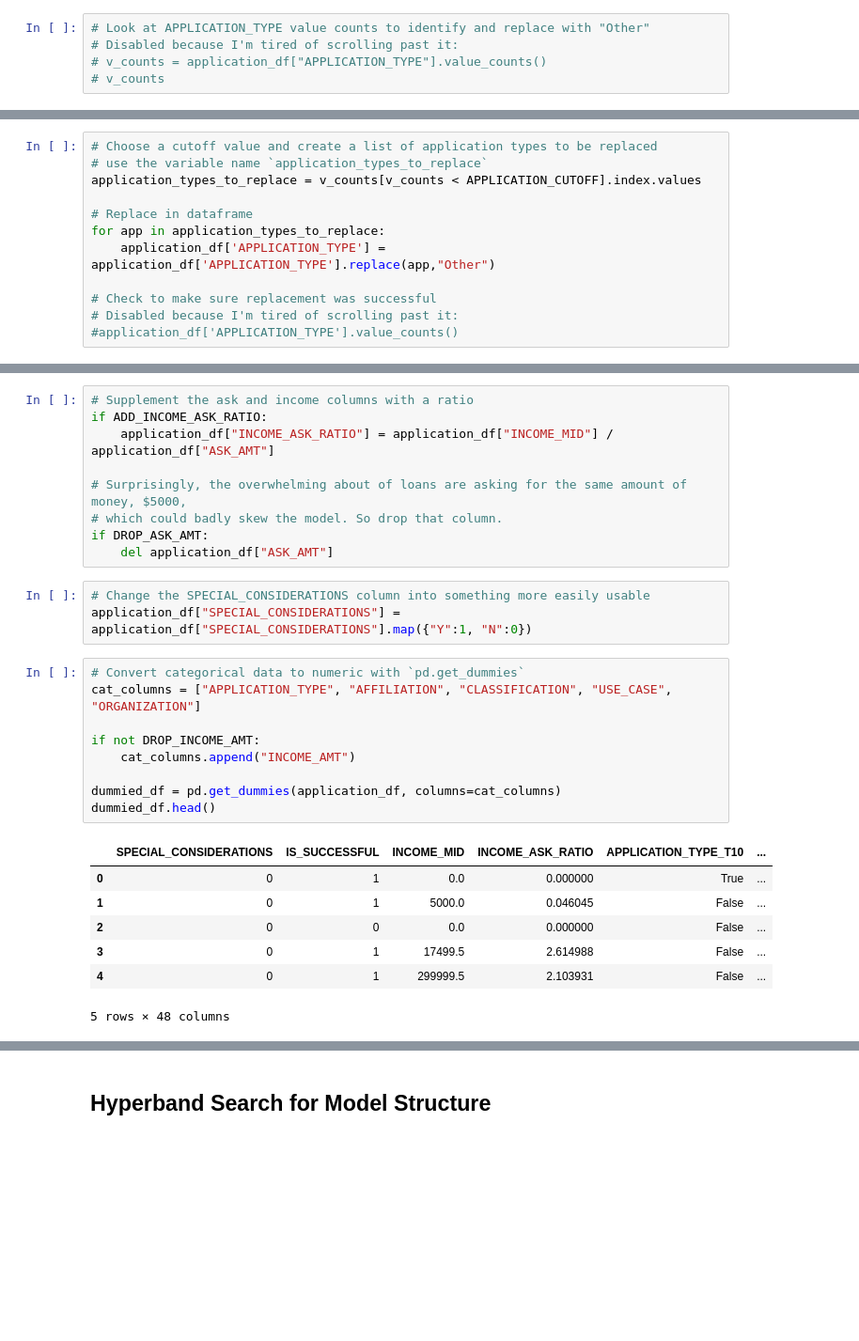
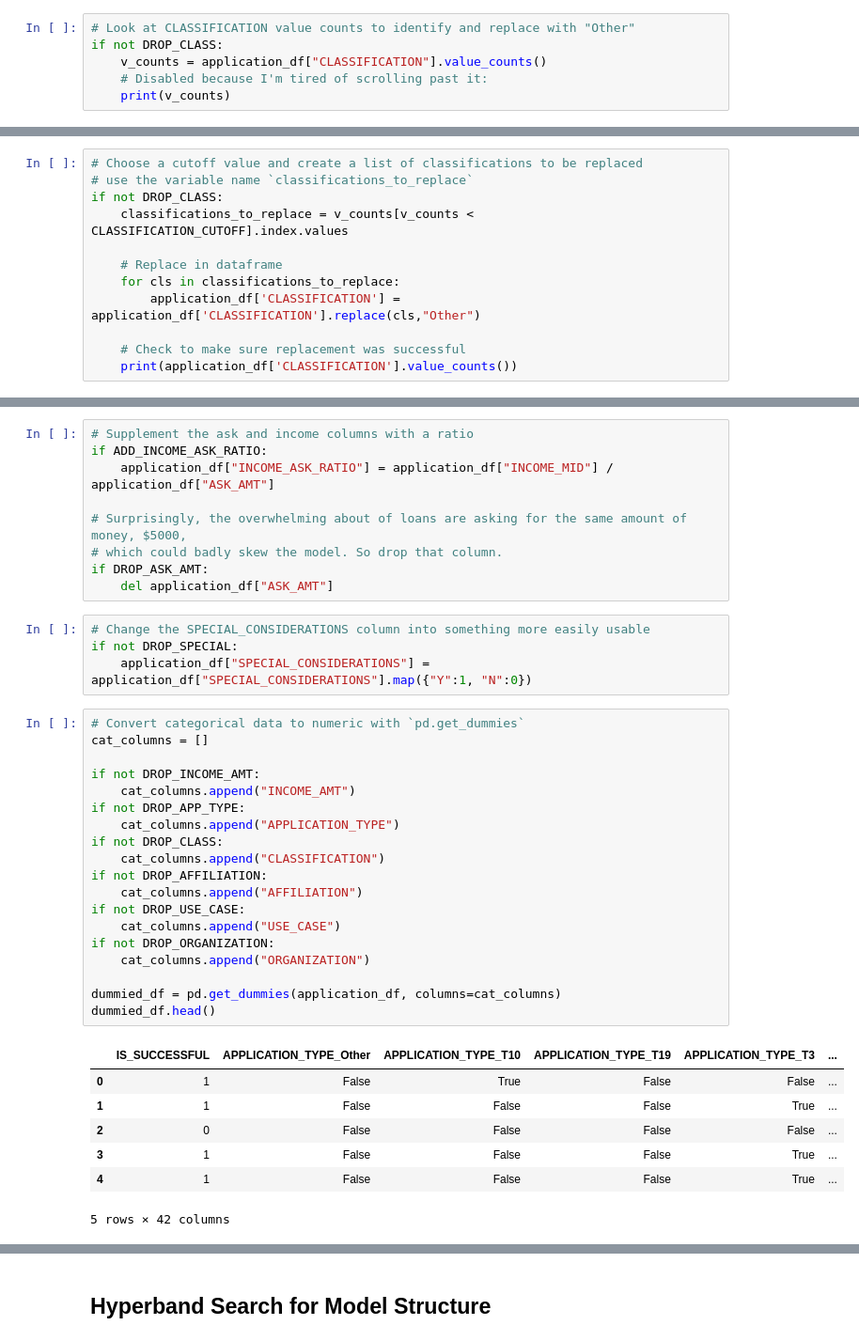
Before and after one commit to rmathena79/deep-learning-challenge, a Jupyter notebook: AlphabetSoupCharity_Optimization.ipynb, the cells around one changed output, grey strips where cells are left out. Shown: that part at 94% size. Saved outputs shown, nothing was run; the diff lists cells and outputs as text; blank space fills up the shorter version.

```diff
--- a/AlphabetSoupCharity_Optimization.ipynb
+++ b/AlphabetSoupCharity_Optimization.ipynb
@@ -65,5 +137,6 @@ dtype: int64
 # %%
-# Look at APPLICATION_TYPE value counts to identify and replace with "Other"
-# Disabled because I'm tired of scrolling past it:
-# v_counts = application_df["APPLICATION_TYPE"].value_counts()
-# v_counts
+# Look at CLASSIFICATION value counts to identify and replace with "Other"
+if not DROP_CLASS:
+    v_counts = application_df["CLASSIFICATION"].value_counts()
+    # Disabled because I'm tired of scrolling past it:
+    print(v_counts)
@@ -70,12 +179,12 @@ dtype: int64
 # %%
-# Choose a cutoff value and create a list of application types to be replaced
-# use the variable name `application_types_to_replace`
-application_types_to_replace = v_counts[v_counts < APPLICATION_CUTOFF].index.values
+# Choose a cutoff value and create a list of classifications to be replaced
+# use the variable name `classifications_to_replace`
+if not DROP_CLASS:
+    classifications_to_replace = v_counts[v_counts < CLASSIFICATION_CUTOFF].index.values
 
-# Replace in dataframe
-for app in application_types_to_replace:
-    application_df['APPLICATION_TYPE'] = application_df['APPLICATION_TYPE'].replace(app,"Other")
+    # Replace in dataframe
+    for cls in classifications_to_replace:
+        application_df['CLASSIFICATION'] = application_df['CLASSIFICATION'].replace(cls,"Other")
 
-# Check to make sure replacement was successful
-# Disabled because I'm tired of scrolling past it:
-#application_df['APPLICATION_TYPE'].value_counts()
+    # Check to make sure replacement was successful
+    print(application_df['CLASSIFICATION'].value_counts())
@@ -154,24 +235,35 @@ if DROP_ASK_AMT:
     del application_df["ASK_AMT"]
 # %%
 # Change the SPECIAL_CONSIDERATIONS column into something more easily usable
-application_df["SPECIAL_CONSIDERATIONS"] = application_df["SPECIAL_CONSIDERATIONS"].map({"Y":1, "N":0})
+if not DROP_SPECIAL:
+    application_df["SPECIAL_CONSIDERATIONS"] = application_df["SPECIAL_CONSIDERATIONS"].map({"Y":1, "N":0})
 # %%
 # Convert categorical data to numeric with `pd.get_dummies`
-cat_columns = ["APPLICATION_TYPE", "AFFILIATION", "CLASSIFICATION", "USE_CASE", "ORGANIZATION"]
+cat_columns = []
 
 if not DROP_INCOME_AMT:
     cat_columns.append("INCOME_AMT")
+if not DROP_APP_TYPE:
+    cat_columns.append("APPLICATION_TYPE")
+if not DROP_CLASS:
+    cat_columns.append("CLASSIFICATION")
+if not DROP_AFFILIATION:
+    cat_columns.append("AFFILIATION")
+if not DROP_USE_CASE:
+    cat_columns.append("USE_CASE")
+if not DROP_ORGANIZATION:
+    cat_columns.append("ORGANIZATION")
 
 dummied_df = pd.get_dummies(application_df, columns=cat_columns)
 dummied_df.head()
 # %% [output]
-|  | SPECIAL_CONSIDERATIONS | IS_SUCCESSFUL | INCOME_MID | INCOME_ASK_RATIO | APPLICATION_TYPE_T10 | ... |
-| 0 | 0 | 1 | 0.0 | 0.000000 | True | ... |
-| 1 | 0 | 1 | 5000.0 | 0.046045 | False | ... |
-| 2 | 0 | 0 | 0.0 | 0.000000 | False | ... |
-| 3 | 0 | 1 | 17499.5 | 2.614988 | False | ... |
-| 4 | 0 | 1 | 299999.5 | 2.103931 | False | ... |
+|  | IS_SUCCESSFUL | APPLICATION_TYPE_Other | APPLICATION_TYPE_T10 | APPLICATION_TYPE_T19 | APPLICATION_TYPE_T3 | ... |
+| 0 | 1 | False | True | False | False | ... |
+| 1 | 1 | False | False | False | True | ... |
+| 2 | 0 | False | False | False | False | ... |
+| 3 | 1 | False | False | False | True | ... |
+| 4 | 1 | False | False | False | True | ... |
-5 rows × 48 columns
+5 rows × 42 columns
 # %%
 # Split our preprocessed data into our features and target arrays
 X = dummied_df.loc[:, dummied_df.columns != "IS_SUCCESSFUL"]
```
Also changed, not shown: parts of 19 cells of this notebook, 2 other files.
